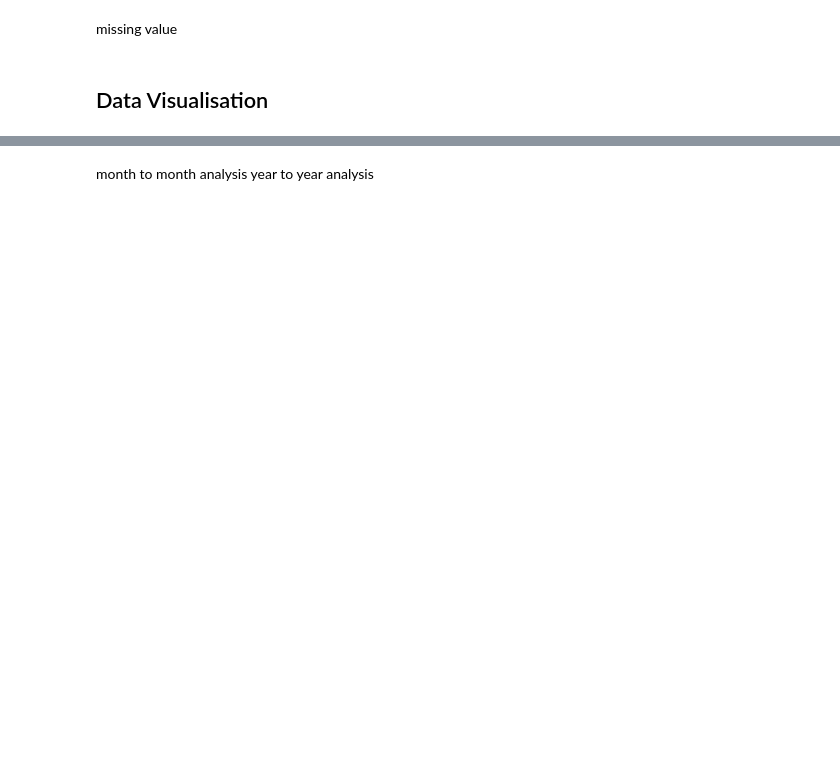
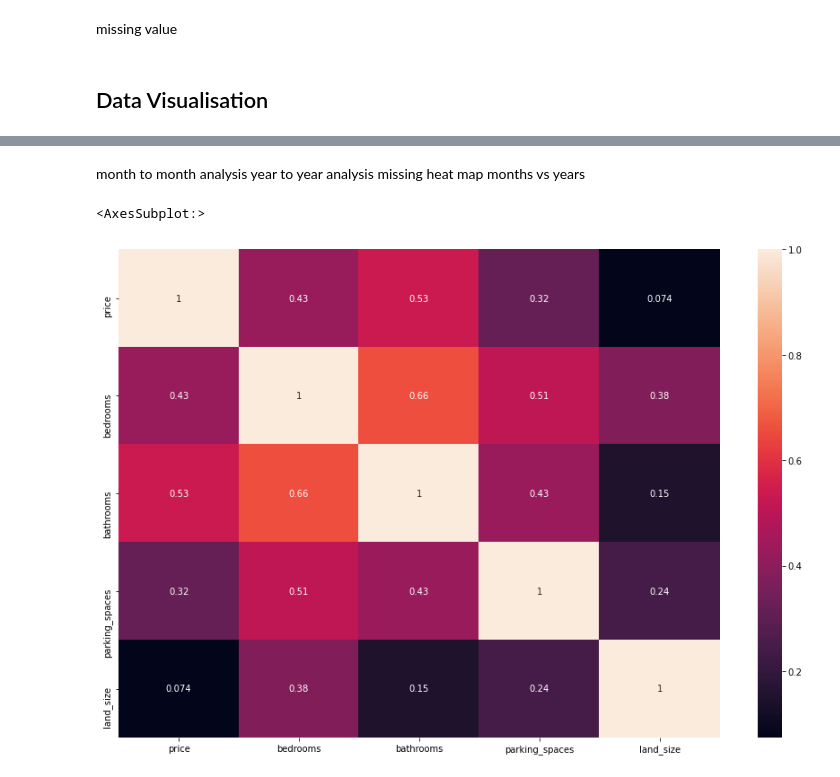
Before and after one commit to Sasmit-ai/Real-Estate-Analysis-Project, a Jupyter notebook: Real Estate Analysis.ipynb, the cells around one changed output, grey strips where cells are left out. Drawn from its saved outputs; the diff is of its cells as text; code cells hidden in the pictures; blank space fills up the shorter version.

Commit message:
New Data & Data Visualisation
Completed Raw Data visualisation
Added new time-based dataset for analysis

```diff
--- a/Real Estate Analysis.ipynb
+++ b/Real Estate Analysis.ipynb
@@ -126,3 +128,10 @@ sns.countplot(df["property_type"], order = df['property_type'].value_counts().in
 # %% [markdown]
 month to month analysis
 year to year analysis
+missing heat map months vs years
+# %%
+plt.figure(figsize = (15,10))
+sns.heatmap(df.corr(),xticklabels=df.corr().columns, yticklabels=df.corr().columns, annot=True)
+# %% [output]
+<AxesSubplot:>
+[figure, added]
```
Also changed, not shown: parts of 15 cells of this notebook, 7 other files.
